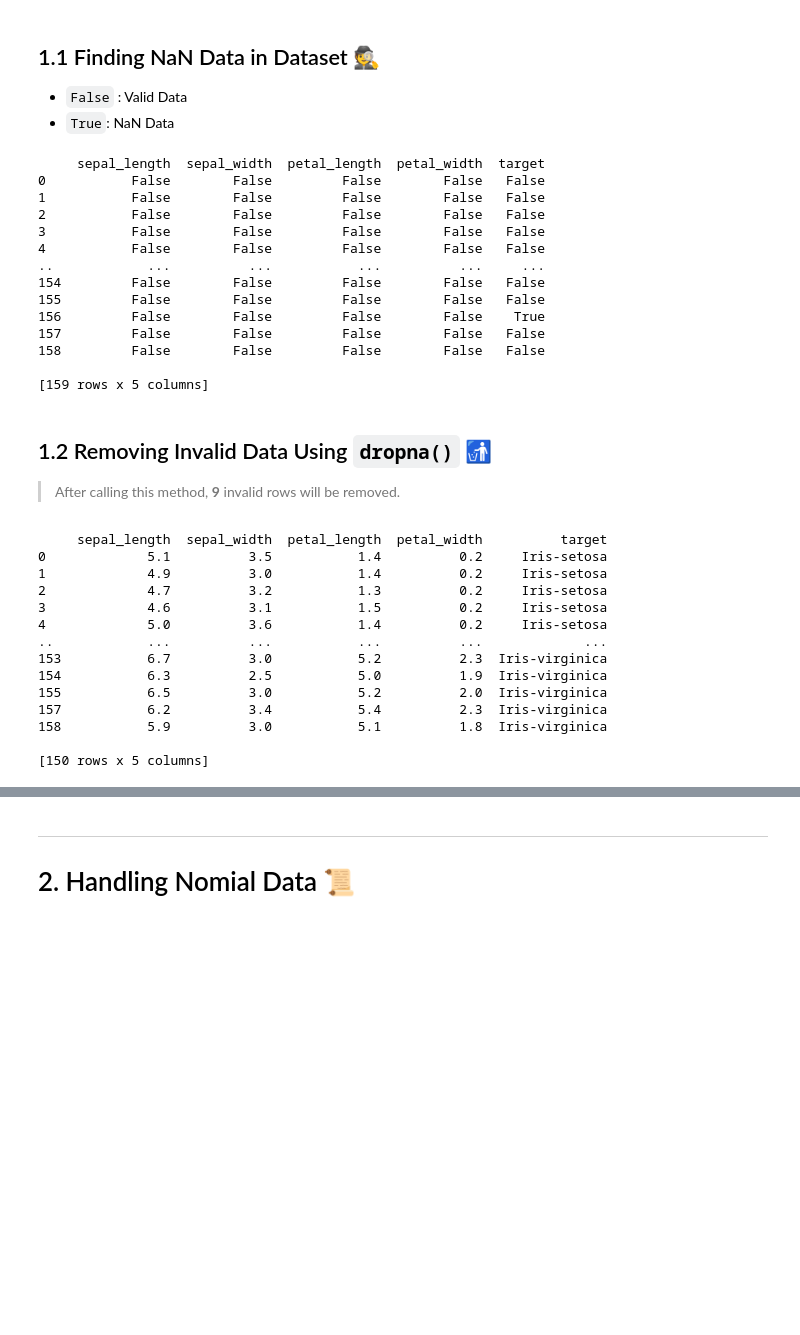
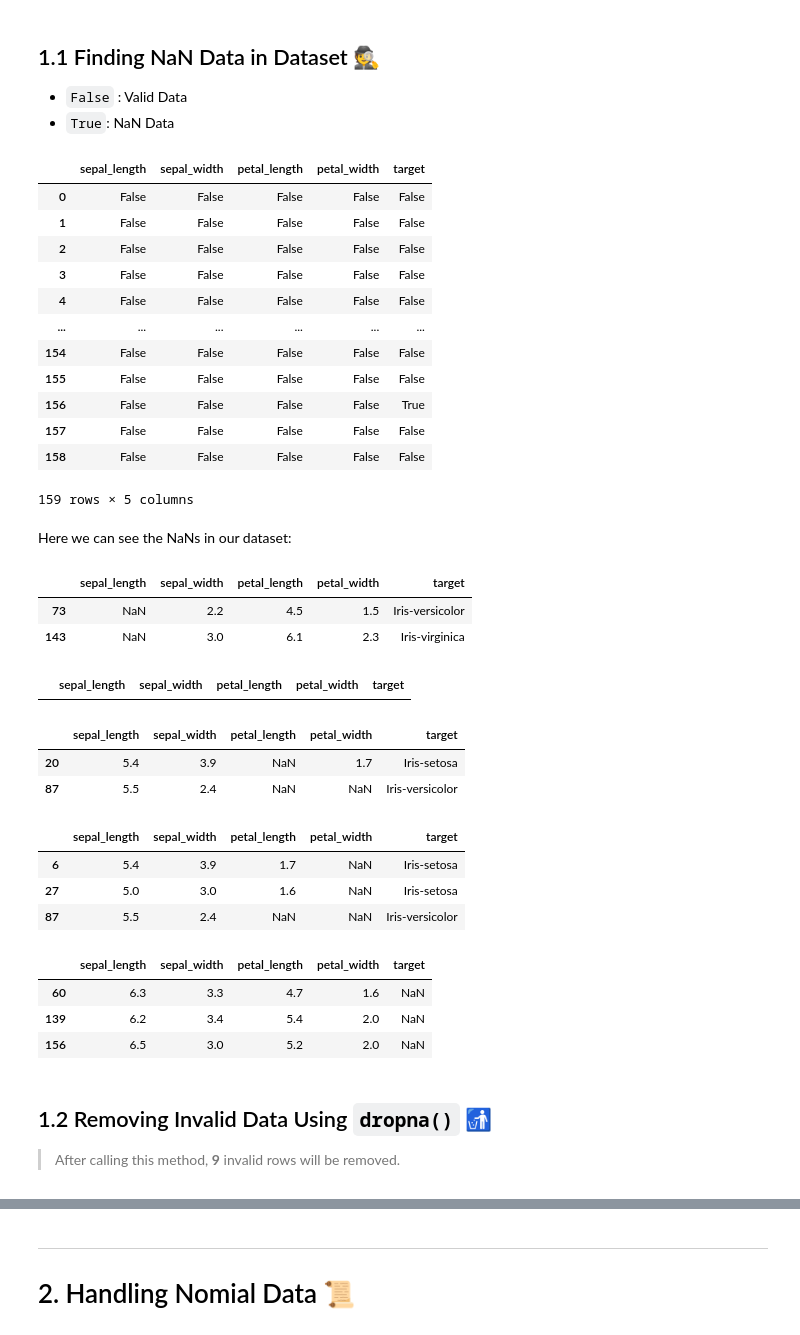
Before and after one commit to amir78729/iris-data-mining, a Jupyter notebook: iris-data-mining.ipynb, the cells around one changed output, grey strips where cells are left out. Saved outputs shown, nothing was run; the diff lists cells and outputs as text; code cells hidden in the pictures; blank space fills up the shorter version.

```diff
--- a/iris-data-mining.ipynb
+++ b/iris-data-mining.ipynb
@@ -44,42 +45,55 @@ print(data)
 
 - `False` : Valid Data
 - `True`: NaN Data
+# %%
+data.isna()
+# %% [output]
+|  | sepal_length | sepal_width | petal_length | petal_width | target |
+| 0 | False | False | False | False | False |
+| 1 | False | False | False | False | False |
+| 2 | False | False | False | False | False |
+| 3 | False | False | False | False | False |
+| 4 | False | False | False | False | False |
+| ... | ... | ... | ... | ... | ... |
+| 154 | False | False | False | False | False |
+| 155 | False | False | False | False | False |
+| 156 | False | False | False | False | True |
+| 157 | False | False | False | False | False |
+| 158 | False | False | False | False | False |
+159 rows × 5 columns
+# %% [markdown]
+Here we can see the NaNs in our dataset:
 # %%
-print(data.isna())
+data[data['sepal_length'].isna()]
 # %% [output]
-     sepal_length  sepal_width  petal_length  petal_width  target
-0           False        False         False        False   False
-1           False        False         False        False   False
-2           False        False         False        False   False
-3           False        False         False        False   False
-4           False        False         False        False   False
-..            ...          ...           ...          ...     ...
-154         False        False         False        False   False
-155         False        False         False        False   False
-156         False        False         False        False    True
-157         False        False         False        False   False
-158         False        False         False        False   False
-
-[159 rows x 5 columns]
+|  | sepal_length | sepal_width | petal_length | petal_width | target |
+| 73 | NaN | 2.2 | 4.5 | 1.5 | Iris-versicolor |
+| 143 | NaN | 3.0 | 6.1 | 2.3 | Iris-virginica |
+# %%
+data[data['sepal_width'].isna()]
+# %% [output]
+|  | sepal_length | sepal_width | petal_length | petal_width | target |
+# %%
+data[data['petal_length'].isna()]
+# %% [output]
+|  | sepal_length | sepal_width | petal_length | petal_width | target |
+| 20 | 5.4 | 3.9 | NaN | 1.7 | Iris-setosa |
+| 87 | 5.5 | 2.4 | NaN | NaN | Iris-versicolor |
+# %%
+data[data['petal_width'].isna()]
+# %% [output]
+|  | sepal_length | sepal_width | petal_length | petal_width | target |
+| 6 | 5.4 | 3.9 | 1.7 | NaN | Iris-setosa |
+| 27 | 5.0 | 3.0 | 1.6 | NaN | Iris-setosa |
+| 87 | 5.5 | 2.4 | NaN | NaN | Iris-versicolor |
+# %%
+data[data['target'].isna()]
+# %% [output]
+|  | sepal_length | sepal_width | petal_length | petal_width | target |
+| 60 | 6.3 | 3.3 | 4.7 | 1.6 | NaN |
+| 139 | 6.2 | 3.4 | 5.4 | 2.0 | NaN |
+| 156 | 6.5 | 3.0 | 5.2 | 2.0 | NaN |
 # %% [markdown]
 ## 1.2 Removing Invalid Data Using `dropna()` 🚮
 
 > After calling this method, **9** invalid rows will be removed.
-# %%
-data = data.dropna()
-print(data)
-# %% [output]
-     sepal_length  sepal_width  petal_length  petal_width          target
-0             5.1          3.5           1.4          0.2     Iris-setosa
-1             4.9          3.0           1.4          0.2     Iris-setosa
-2             4.7          3.2           1.3          0.2     Iris-setosa
-3             4.6          3.1           1.5          0.2     Iris-setosa
-4             5.0          3.6           1.4          0.2     Iris-setosa
-..            ...          ...           ...          ...             ...
-153           6.7          3.0           5.2          2.3  Iris-virginica
-154           6.3          2.5           5.0          1.9  Iris-virginica
-155           6.5          3.0           5.2          2.0  Iris-virginica
-157           6.2          3.4           5.4          2.3  Iris-virginica
-158           5.9          3.0           5.1          1.8  Iris-virginica
-
-[150 rows x 5 columns]
```
Also changed, not shown: parts of 14 cells of this notebook.
